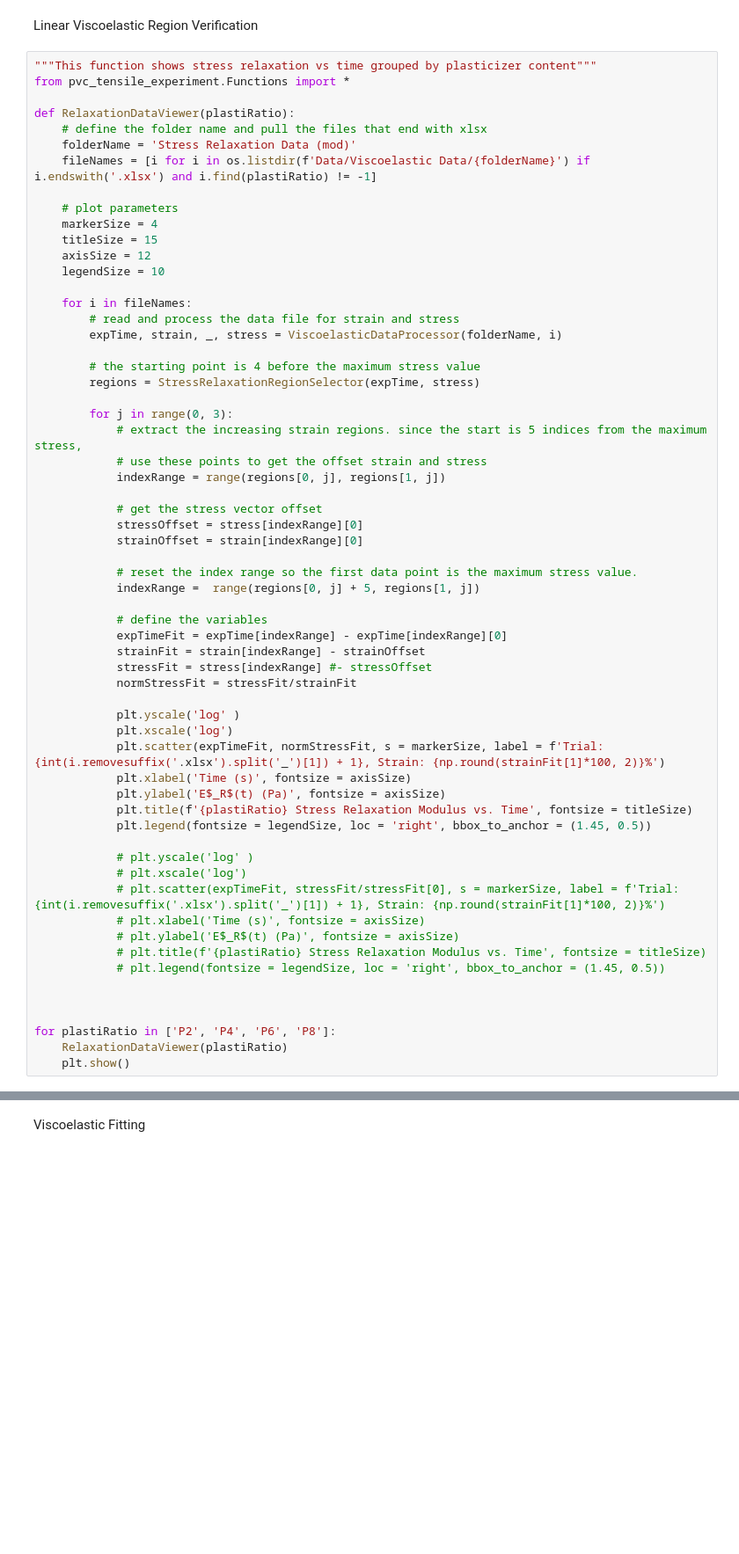
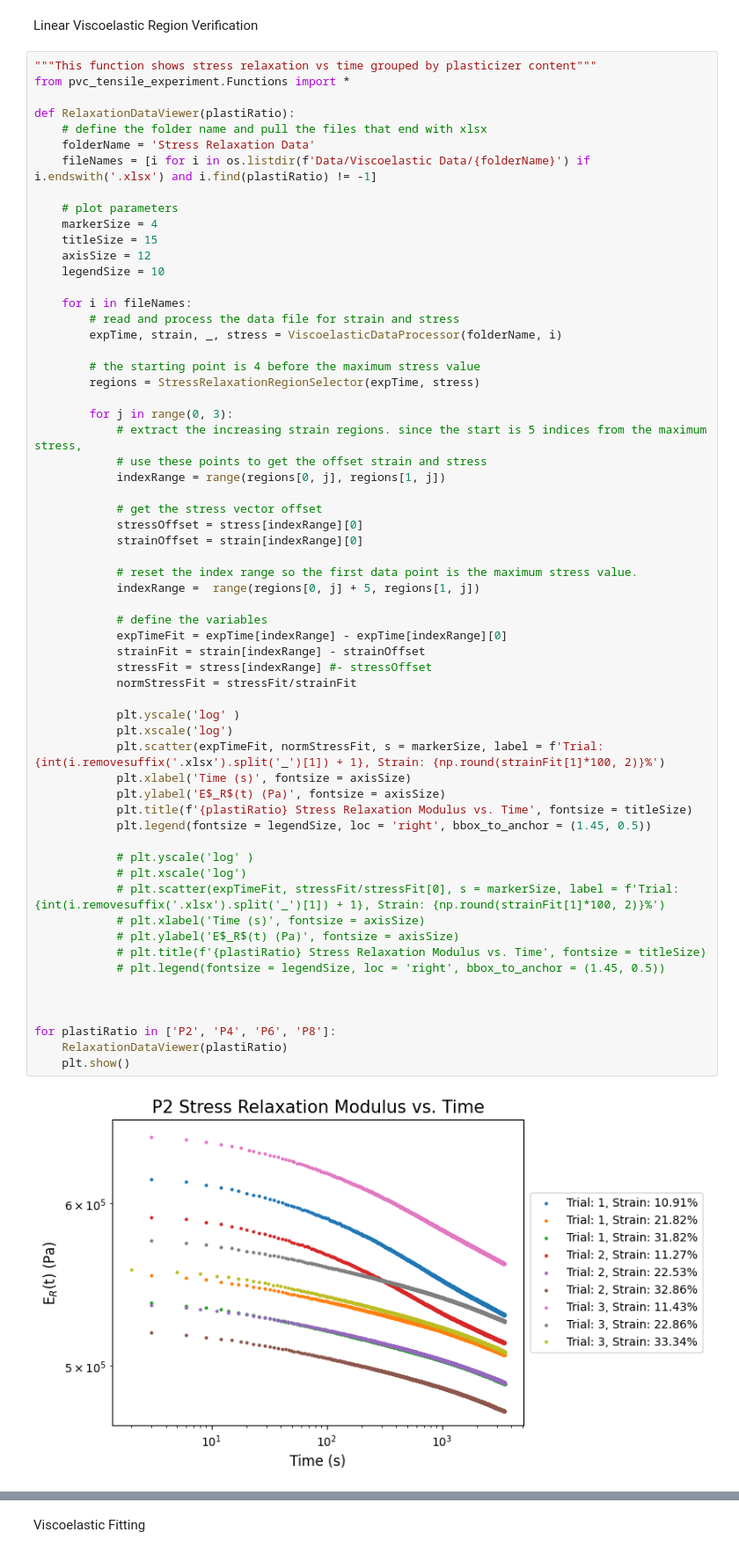
Before and after one commit to TheDuckenEngineer/PVC-Tensile-Experiment, a Jupyter notebook: Viscoelastic fitting.ipynb, the cells around one changed output, grey strips where cells are left out. Shown at 88% size. Cells and saved outputs as stored; diff of their text form; blank space fills up the shorter version.

```diff
--- a/Viscoelastic fitting.ipynb
+++ b/Viscoelastic fitting.ipynb
@@ -112,7 +139,7 @@ from pvc_tensile_experiment.Functions import *
 
 def RelaxationDataViewer(plastiRatio):
     # define the folder name and pull the files that end with xlsx
-    folderName = 'Stress Relaxation Data (mod)'
+    folderName = 'Stress Relaxation Data'
     fileNames = [i for i in os.listdir(f'Data/Viscoelastic Data/{folderName}') if i.endswith('.xlsx') and i.find(plastiRatio) != -1]
 
     # plot parameters
@@ -140,30 +167,32 @@ def RelaxationDataViewer(plastiRatio):
             # reset the index range so the first data point is the maximum stress value.
             indexRange =  range(regions[0, j] + 5, regions[1, j])
 
             # define the variables
             expTimeFit = expTime[indexRange] - expTime[indexRange][0]
             strainFit = strain[indexRange] - strainOffset
             stressFit = stress[indexRange] #- stressOffset
             normStressFit = stressFit/strainFit
 
             plt.yscale('log' )
             plt.xscale('log')
             plt.scatter(expTimeFit, normStressFit, s = markerSize, label = f'Trial: {int(i.removesuffix('.xlsx').split('_')[1]) + 1}, Strain: {np.round(strainFit[1]*100, 2)}%')
             plt.xlabel('Time (s)', fontsize = axisSize)
             plt.ylabel('E$_R$(t) (Pa)', fontsize = axisSize)
             plt.title(f'{plastiRatio} Stress Relaxation Modulus vs. Time', fontsize = titleSize)
             plt.legend(fontsize = legendSize, loc = 'right', bbox_to_anchor = (1.45, 0.5))
 
             # plt.yscale('log' )
             # plt.xscale('log')
             # plt.scatter(expTimeFit, stressFit/stressFit[0], s = markerSize, label = f'Trial: {int(i.removesuffix('.xlsx').split('_')[1]) + 1}, Strain: {np.round(strainFit[1]*100, 2)}%')
             # plt.xlabel('Time (s)', fontsize = axisSize)
             # plt.ylabel('E$_R$(t) (Pa)', fontsize = axisSize)
             # plt.title(f'{plastiRatio} Stress Relaxation Modulus vs. Time', fontsize = titleSize)
             # plt.legend(fontsize = legendSize, loc = 'right', bbox_to_anchor = (1.45, 0.5))
 
 
 
 for plastiRatio in ['P2', 'P4', 'P6', 'P8']:
     RelaxationDataViewer(plastiRatio)
     plt.show()
+# %% [output]
+[figure, added]
```
Also changed, not shown: parts of 10 cells of this notebook, 2 other files.
